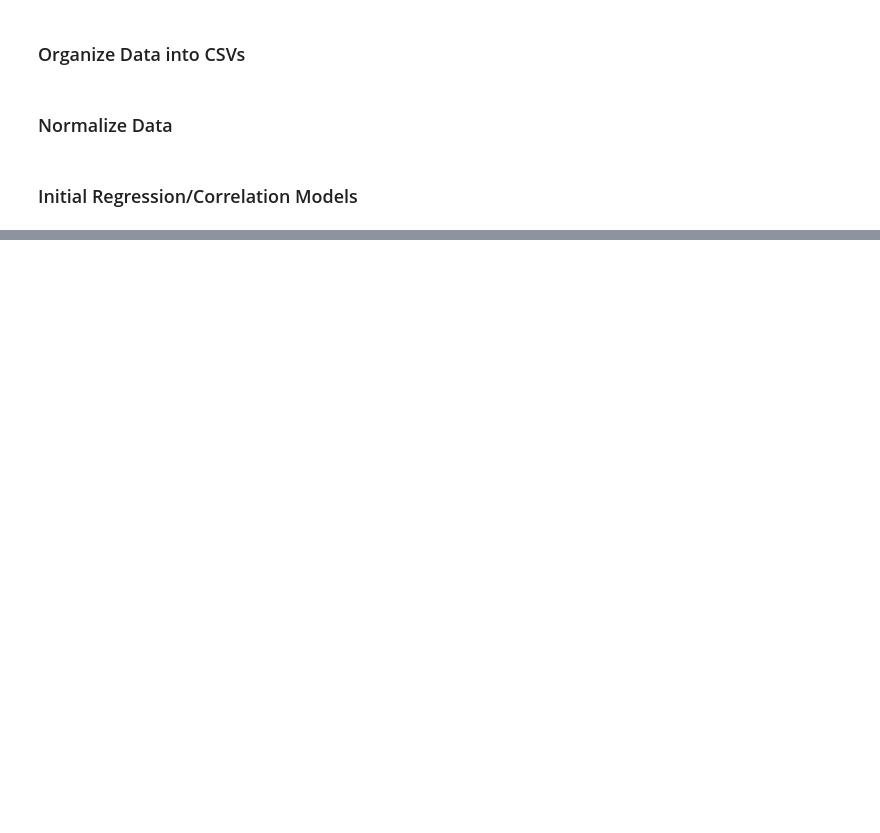
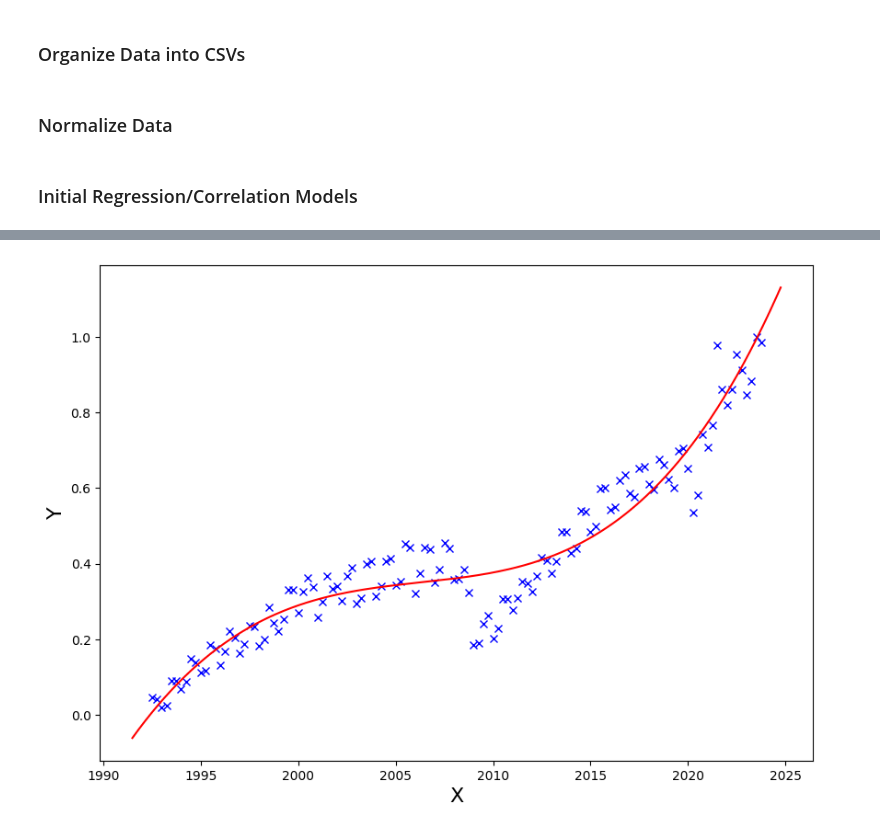
Before and after one commit to aditipurandare/MATH4750_final, a Jupyter notebook: Final Project Code.ipynb, the cells around one changed output, grey strips where cells are left out. Cells and saved outputs as stored; diff of their text form; code cells hidden in the pictures; blank space fills up the shorter version.

Commit message:
polynomial regression

```diff
--- a/Final Project Code.ipynb
+++ b/Final Project Code.ipynb
@@ -175,17 +176,17 @@ census_y = np.array(census_y)
 # GDP
 GDP_Data.GDPC1 = normalize(GDP_Data.GDPC1, 0 , 1)
 GDP_x = quarter_to_num(GDP_Data.Quarter)
-GDP_y = GDP_Data.GDPC1
+GDP_y = np.array(GDP_Data.GDPC1)
 
 # Zillow
 Zillow_Data.ZHVI = normalize(Zillow_Data.ZHVI, 0 , 1)
 Zillow_x = quarter_to_num(Zillow_Data.Quarter)
-Zillow_y = Zillow_Data.ZHVI
+Zillow_y = np.array(Zillow_Data.ZHVI)
 
 # Coffee
 Coffee_Data.PI = normalize(Coffee_Data.PI, 0 , 1)
 Coffee_x = quarter_to_num(Coffee_Data.Quarter)
-Coffee_y = Coffee_data.PI
+Coffee_y = np.array(Coffee_data.PI)
 # %%
 # get x an y for each to be used in regression
 
@@ -267,0 +215,76 @@ def newton_method(x, y, num_iterations):
+# %%
+### Polynomial Regression
+
+def GenReg(fullX,fullY,trainX,trainY,testX,testY,degree):
+    trainX=np.vstack([np.ones(len(trainX)),trainX])
+    for i in range(degree-1):
+        trainX=np.vstack([trainX,np.power(trainX[1,:],i+2)])
+    theta=(np.linalg.solve(np.matmul(trainX,trainX.T),np.matmul(trainX,trainY)))
+    print("Coefficients are:")
+    print(theta)
+
+    newTrainX=np.zeros(shape=(degree+1,700))
+    i = 0
+    for row in trainX:
+        row=np.linspace(np.min(row),np.max(row),700)
+        if i == 1:
+            row = np.linspace(np.min(fullX)-1,np.max(fullX)+1,700)
+        if(i>1):
+            row = np.power(newTrainX[1],i)
+        newTrainX[i] = row
+        i+=1
+
+    # Testing on points
+    test = np.zeros(shape=(len(testX),degree+1))
+    for i in range(degree+1):
+        for j in range(len(testX)):
+            test[j][i]=pow(testX[j],i)
+
+    for i in range(len(testX)):
+        print("For x = "+str(testX[i])+", y is "+str(np.matmul(test[i],theta))+" and the expected is "+str(testY[i]))
+
+    print("MSE = ",np.linalg.norm(np.matmul(test,theta) - testY)**2/pow(len(testY),2))
+
+    Y_pred = np.matmul(newTrainX.T,theta)  # calculating the regression line
+
+    fig, ax = plt.subplots()  # ax refers to the picture, fig refers to an invisible container around it
+    fig.set_size_inches(10, 7)
+
+    ax.set_xlabel("X", fontsize=16)
+    ax.set_ylabel("Y", fontsize=16)
+
+    ax.plot(fullX,fullY,'x',color='Blue')  # scatter plot of data
+    plt.plot(newTrainX.T[:,1],Y_pred, color='red') # regression line
+
+    plt.show()
+
+
+# Census
+n = 0
+for row in census_y:
+    print(census_names[n])
+    temp_x = census_x_interval
+    temp_y = row
+    i = 0
+    for num in temp_y:
+        if num == 0:
+            temp_x = np.delete(temp_x,i)
+            temp_y = np.delete(temp_y,i)
+        else:
+            i+=1
+
+    GenReg(temp_x,temp_y,temp_x[0:len(temp_x)-3],temp_y[0:len(temp_y)-3],temp_x[len(temp_x)-2:], temp_y[len(temp_y)-2:],10)
+    n+=1
+
+# GDP
+print("GDP")
+GenReg(GDP_x_interval,GDP_y,GDP_x_interval[0:len(GDP_x_interval)-3],GDP_y[0:len(GDP_y)-3],GDP_x_interval[len(GDP_x_interval)-2:], GDP_y[len(GDP_y)-2:],2)
+
+# Zillow
+print("Zillow")
+GenReg(Zillow_x_interval,Zillow_y,Zillow_x_interval[0:len(Zillow_x_interval)-3],Zillow_y[0:len(Zillow_y)-3],Zillow_x_interval[len(Zillow_x_interval)-2:], Zillow_y[len(Zillow_y)-2:],25)
+
+# Coffee
+print("Coffee")
+GenReg(Coffee_x_interval,Coffee_y,Coffee_x_interval[0:len(Coffee_x_interval)-3],Coffee_y[0:len(Coffee_y)-3],Coffee_x_interval[len(Coffee_x_interval)-2:], Coffee_y[len(Coffee_y)-2:],10)
+# %% [output]
@@ -267,0 +299 @@ def newton_method(x, y, num_iterations):
+[figure, added]
```
Also changed, not shown: parts of 3 cells of this notebook.
